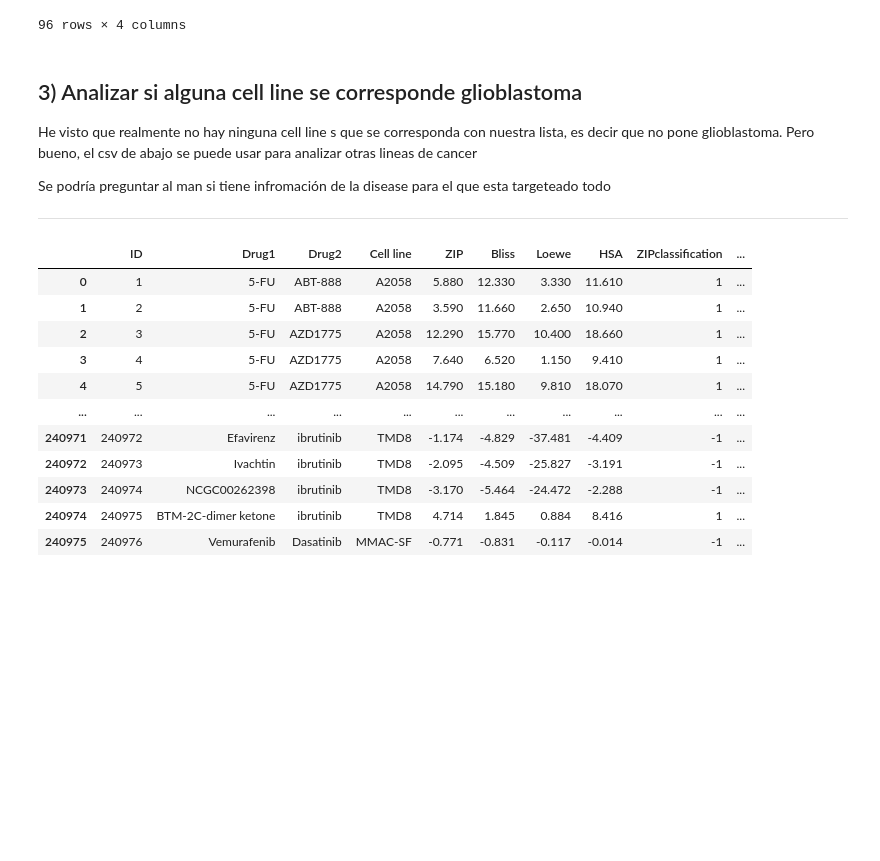
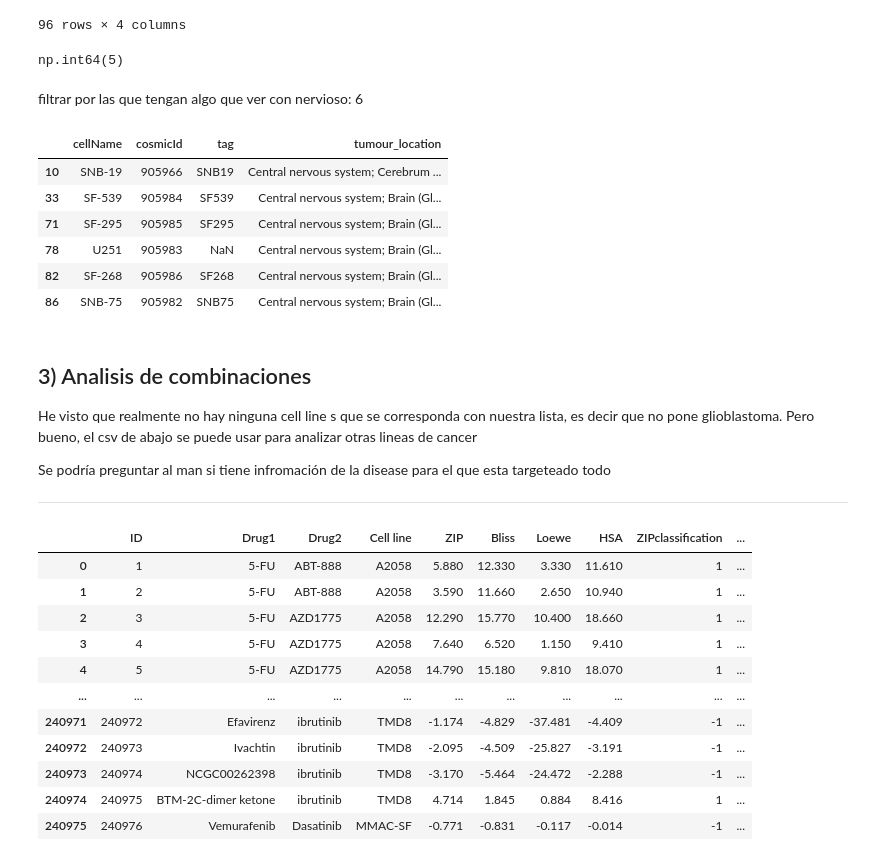
Before and after one commit to sofiaferben/TFM_old, a Jupyter notebook: codigo/drugcombd.ipynb, the cells around one changed output. Cells and saved outputs as stored; diff of their text form; code cells hidden in the pictures; blank space fills up the shorter version.

```diff
--- a/codigo/drugcombd.ipynb
+++ b/codigo/drugcombd.ipynb
@@ -181,8 +177,28 @@ df_cell_line_name
 | 94 | OVCAR-3 | 905933 | NaN | Ovary (Carcinoma; Adenocarcinoma) |
 | 95 | RPMI7951 | 910903 | RPMI-7951 | Skin (Malignant melanoma) |
 96 rows × 4 columns
+# %%
+none_count = df_cell_line_name["tumour_location"].isna().sum()
+none_count
+# %% [output]
+np.int64(5)
+# %% [markdown]
+filtrar por las que tengan algo que ver con nervioso: 6
+# %%
+# Filtering rows where 'tumour_location' contains "nervous" (case insensitive)
+df_filtered = df_cell_line_name[df_cell_line_name["tumour_location"].str.contains("nervous", case=False, na=False)]
+# %%
+df_filtered
+# %% [output]
+|  | cellName | cosmicId | tag | tumour_location |
+| 10 | SNB-19 | 905966 | SNB19 | Central nervous system; Cerebrum ... |
+| 33 | SF-539 | 905984 | SF539 | Central nervous system; Brain (Gl... |
+| 71 | SF-295 | 905985 | SF295 | Central nervous system; Brain (Gl... |
+| 78 | U251 | 905983 | NaN | Central nervous system; Brain (Gl... |
+| 82 | SF-268 | 905986 | SF268 | Central nervous system; Brain (Gl... |
+| 86 | SNB-75 | 905982 | SNB75 | Central nervous system; Brain (Gl... |
 # %% [markdown]
-## 3) Analizar si alguna cell line se corresponde glioblastoma
+## 3) Analisis de combinaciones
 
 He visto que realmente no hay ninguna cell line s que se corresponda con nuestra lista, es decir que no pone glioblastoma. Pero bueno, el csv  de abajo se puede usar para analizar otras lineas de cancer
 
```
Also changed, not shown: parts of 15 cells of this notebook, 6 other files.
